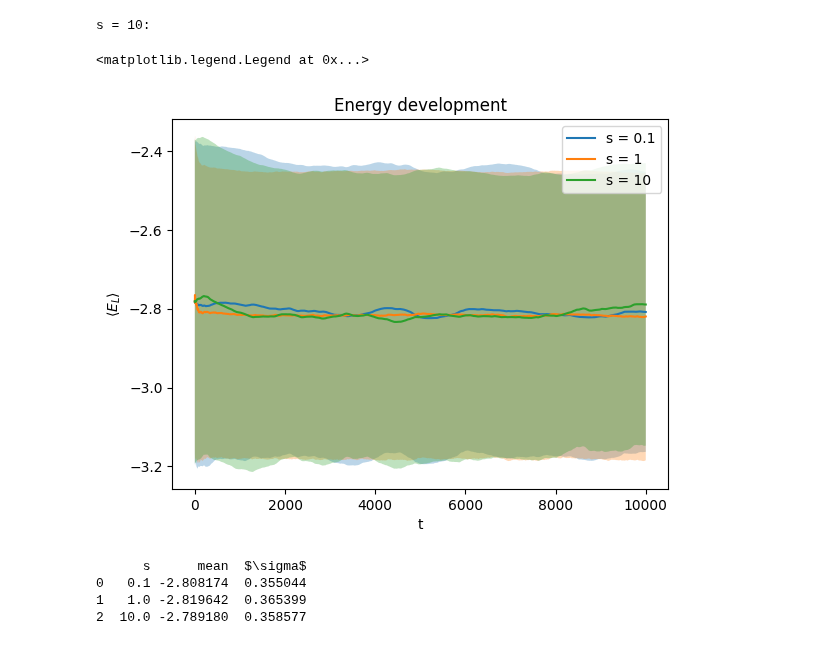
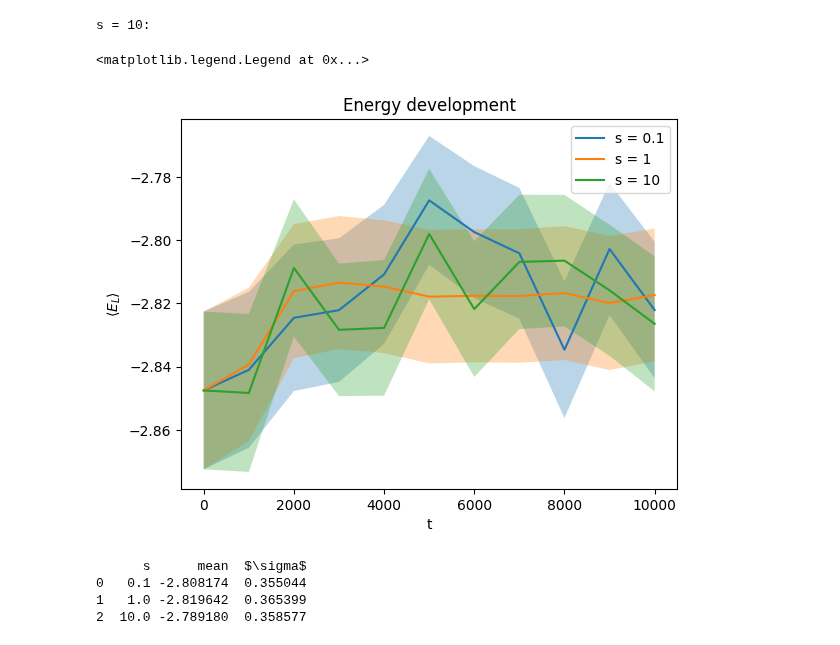
Before and after one commit to corinnawegner/Computational-physics, a Jupyter notebook: Project 5/Problem 1.ipynb, the cells around one changed output. Saved outputs shown, nothing was run; the diff lists cells and outputs as text; code cells hidden in the pictures.

Commit message:
Energy increases....

```diff
--- a/Project 5/Problem 1.ipynb
+++ b/Project 5/Problem 1.ipynb
@@ -129,0 +135,18 @@ E_avg_s, E_std_s = energy_statistics(sim, 1000, alpha=0.15, beta=0.5, kappa=2)
+# %%
+
+local_energies = np.zeros((1000, M))
+local_energy_mean = []
+local_energy_std = []
+
+for i in tqdm(range(10000)):  # tqdm for progress bar
+    # Broadcasting might need to be handled differently in Python
+    configurations = sim[i]
+    local_energies = np.roll(local_energies, -1, axis=0)
+    local_energies[-1, :] = [energy_local(sim[i,config], sim[i,config+M], alpha=0.15, beta=0.5, kappa=2) for config in range(M)]
+
+    if (i + 1) % 1000 == 0:  # Adjusting for zero-based indexing
+        local_energy_time_average = np.mean(local_energies, axis=0)
+        local_energy_mean.append(np.mean(local_energy_time_average))
+        local_energy_std.append(np.sqrt(np.var(local_energy_time_average) / (M - 1)))
+
+plt.plot(np.arange(len(local_energy_mean)*10000),local_energy_mean)
@@ -135,0 +162,12 @@ plt.fill_between(np.arange(sim.shape[0]), E_avg_s-E_std_s, E_avg_s+E_std_s, alph
+# %%
+list_1 = []
+list_2 = []
+list_3 = []
+
+for i in range(M):
+    r1 = np.linalg.norm(sim[-1, i])
+    r2 = np.linalg.norm(sim[-1, i+M])
+    r12 = np.linalg.norm(sim[-1, i]-sim[-1, i+M])
+    list_1.append(r1)
+    list_2.append(r2)
+    list_3.append(r12)
@@ -155,10 +275,9 @@ list_s = [0.1,1,10]
 E_avg = []
 E_std = []
 
-for s_test in list_s:
-    print(f"s = {s_test}:")
-    simulation_s = metropolis_algorithm(R, N, s_test, alpha=0.15, beta=0.5, kappa=2)
-    E_avg_s, E_std_s = energy_statistics(simulation_s, n, alpha=0.15, beta=0.5, kappa=2)
+for s_test in tqdm(list_s):
+    simulation_s = metropolis_algorithm(R, N, s_test, alpha=0.15, beta=0.5, kappa=2, disable_tqdm=False)
+    E_avg_s, E_std_s = energy_statistics(simulation_s, n, alpha=0.15, beta=0.5, kappa=2, disable_tqdm=False)
     E_avg.append(E_avg_s)
     E_std.append(E_std_s)
 # %% [output]
@@ -166,17 +285,20 @@ s = 0.1:
 s = 1:
 s = 10:
 # %%
-t = np.arange(N+1)
-for i in range(len(E_avg)):
+E_avg = np.array(E_avg)
+E_std = np.array(E_std)
+
+t = np.linspace(0,N,E_avg.shape[1])
+for i in range(E_avg.shape[0]):
     plt.fill_between(t, E_avg[i]-E_std[i], E_avg[i]+E_std[i], alpha=0.3)
     plt.plot(t, E_avg[i], label=f"s = {list_s[i]}")
 
 plt.title("Energy development")
 plt.xlabel("t")
 plt.ylabel(r"$\langle E_L \rangle$")
 plt.legend()
 
 #Todo: Look at the time, there is something wrong, maybe therefore weird standard deviation?
 # %% [output]
 <matplotlib.legend.Legend at 0x...>
-[figure, old version]
+[figure, new version]
```
Also changed, not shown: parts of 29 cells of this notebook, 1 other file.
